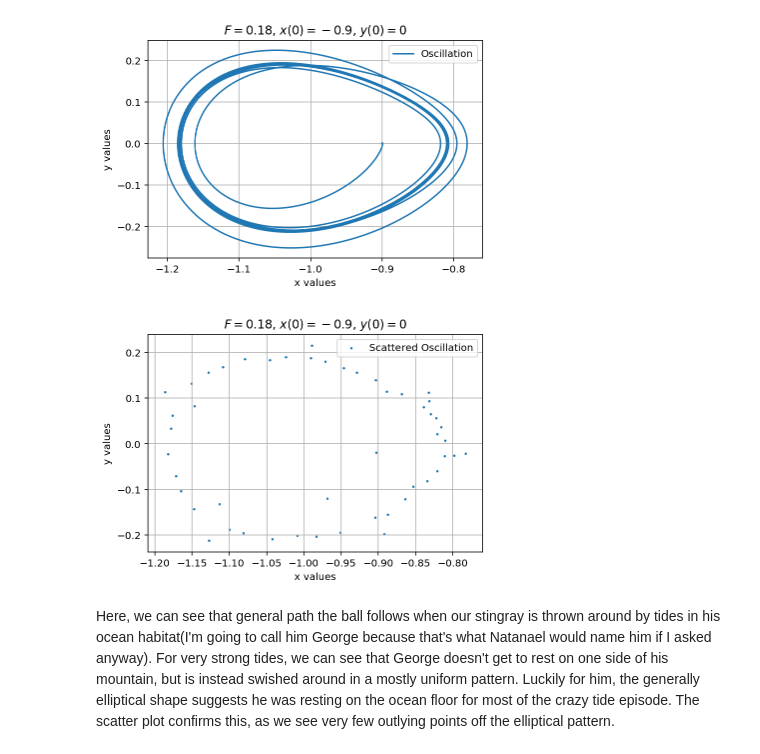
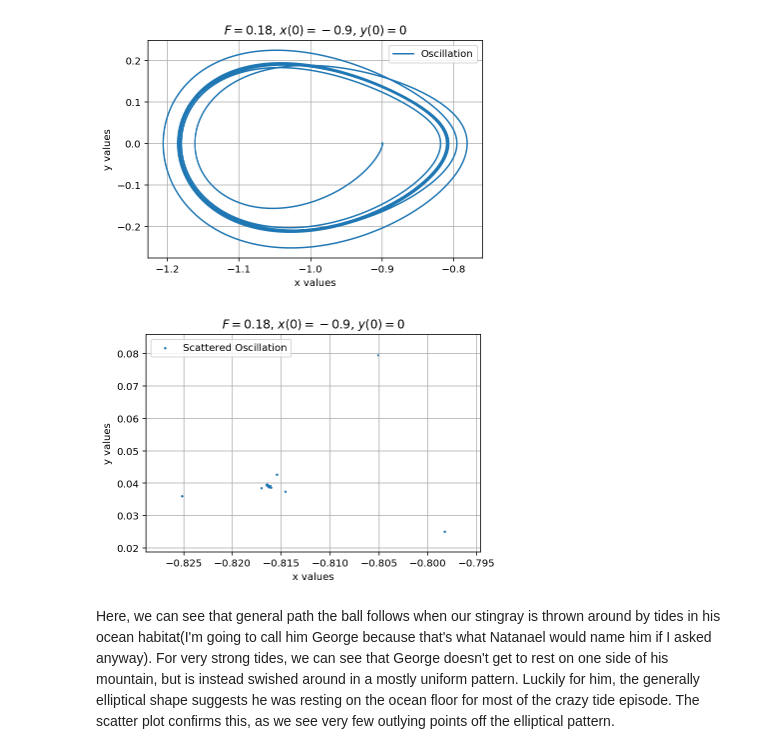
Before and after one commit to chapman-phys220-2018f/cw12-please-be-my-friend, a Jupyter notebook: cw12-duffing.ipynb, the cells around one changed output. Cells and saved outputs as stored; diff of their text form; code cells hidden in the pictures.

```diff
--- a/cw12-duffing.ipynb
+++ b/cw12-duffing.ipynb
@@ -42,10 +42,10 @@ so.linegraph(plot, 0.18, "$F=0.18$, $x(0) = -0.9$, $y(0)= 0$")
 # %% [output]
 [figure]
 # %%
-scatterpoints = np.array([plot[:,1000*(i+1)] for i in range(50)])
+scatterpoints = np.array([plot[:,6283*(i+1)] for i in range(50)])
 so.scattergraph(np.array([scatterpoints[:,0], scatterpoints[:,1]]), 0.18, "$F=0.18$, $x(0) = -0.9$, $y(0)= 0$")
 # %% [output]
-[figure, old version]
+[figure, new version]
 # %% [markdown]
 Here, we can see that general path the ball follows when our stingray is thrown around by tides in his ocean habitat(I'm going to call him George because that's what Natanael would name him if I asked anyway). For very strong tides, we can see that George doesn't get to rest on one side of his mountain, but is instead swished around in a mostly uniform pattern. Luckily for him, the generally elliptical shape suggests he was resting on the ocean floor for most of the crazy tide episode. The scatter plot confirms this, as we see very few outlying points off the elliptical pattern.
 # %% [markdown]
```
Also changed, not shown: parts of 6 cells of this notebook.
